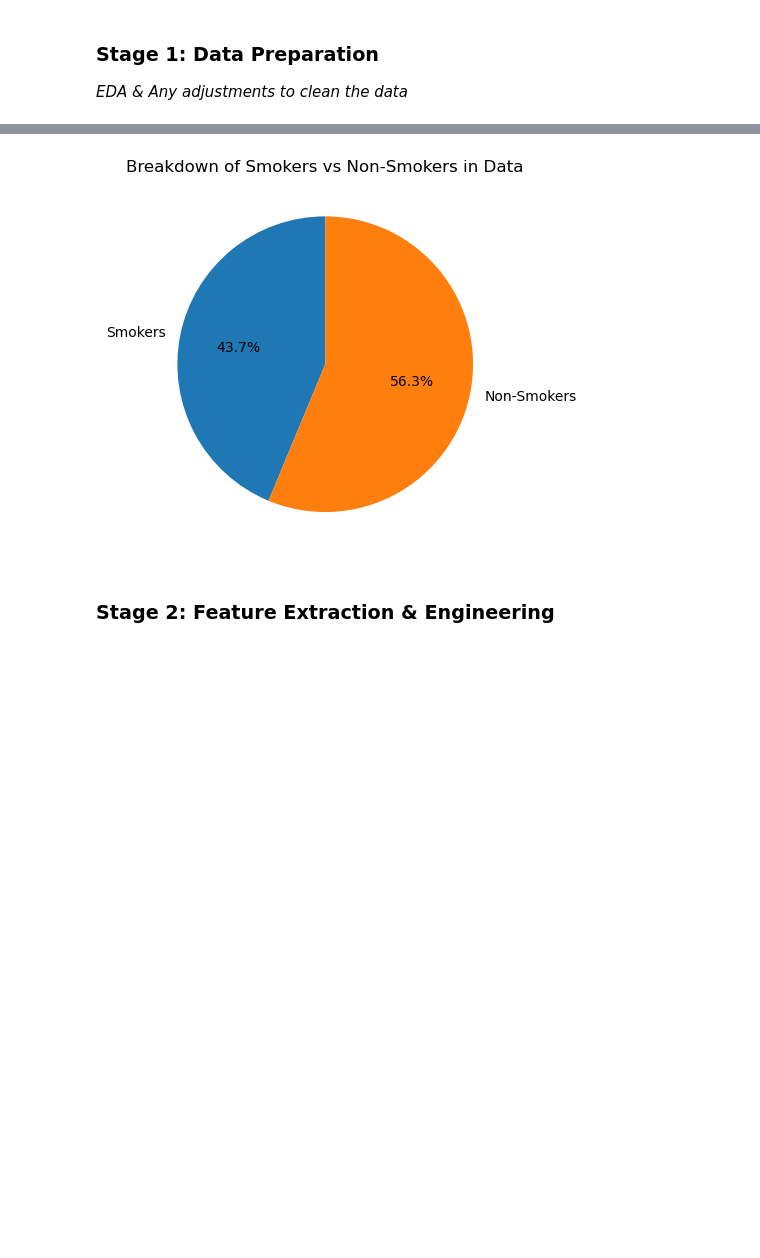
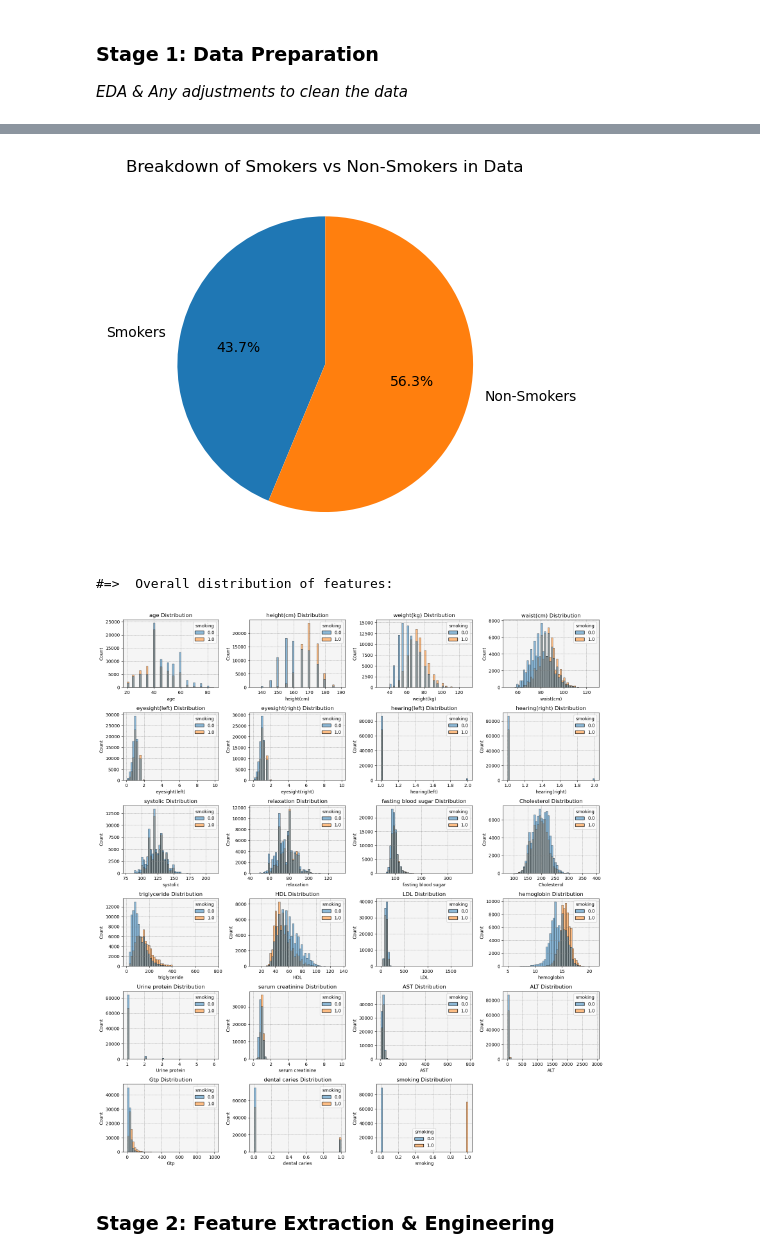
Before and after one commit to evandergraaf/M10.13-Smoker-Dataset, a Jupyter notebook: M1013 Smoker Dataset.ipynb, the cells around one changed output, grey strips where cells are left out. Saved outputs shown, nothing was run; the diff lists cells and outputs as text; code cells hidden in the pictures; blank space fills up the shorter version.

```diff
--- a/M1013 Smoker Dataset.ipynb
+++ b/M1013 Smoker Dataset.ipynb
@@ -140,11 +140,38 @@ Rows: 159256, Columns: 24
 
 <i>EDA & Any adjustments to clean the data</i>
 # %%
+
+df_train.describe().show()
+
+
+##Doesn't really need the id column, so drop it.
+#df_train = df_train.drop('id', 'LDL')
+df_train = df_train.drop('id')
+
+
+
+###Check if there are any duplicte rows, and drop them.
+##Group by all columns and count the occurrences
+duplicates = df_train.groupBy(df_train.columns).count()
+
+##Filter rows where count > 1, indicating duplicates
+duplicates = duplicates.filter(duplicates['count'] > 1)
+
+##Show the duplicate rows (if any), then drop them.
+if duplicates.count() > 0:
+    print("There are duplicate rows in the DataFrame.")
+    duplicates.show()
+
+    ##Drop duplicate rows
+    df_train = df_train.dropDuplicates()
+
+else:
+    print("There are no duplicate rows in the Dataset.")
+
+
 # Find most important features
 # Do some box and whisker charts
 # Decide if any transformations need to be made
-
-df_train.describe().show()
 
 def box_chart(df, title):
     plt.figure(figsize=(len(df.columns)*2, 6))
@@ -153,7 +180,7 @@ def box_chart(df, title):
     plt.show()
 
 ## Distributions
-print('Distributions within the dataset')
+print('\nDistributions within the dataset')
 df_train_age = df_train.select('age').toPandas()
 box_chart(df_train_age,"Distributions of Age")
 
@@ -175,6 +202,42 @@ plt.title('Breakdown of Smokers vs Non-Smokers in Data')
 #plt.pie(y, labels = labels, startangle=90)
 plt.pie(y, labels = labels, autopct='%1.1f%%', startangle=90)
 plt.show()
+
+
+
+###Additional Distribution of features
+##We can see below that some features have skewed distrubutions and others have been bucketed.
+##Features such as hemoglobin and waist have clear differences in their smoking distributions.
+
+##Convert PySpark DataFrame to Pandas DataFrame
+df_train_pandas_distr = df_train.toPandas()
+
+##Determine the number of columns for the plots
+num_cols = len(df_train_pandas_distr.columns)
+
+# Set up the figure size based on the number of columns
+plt.figure(figsize=(16, num_cols*1.5))
+
+##Create a subplot for each column in the DataFrame
+for i, col in enumerate(df_train_pandas_distr.columns):
+
+    ##Adjust the number of rows and columns in the subplot grid
+    plt.subplot(num_cols // 2 + num_cols % 2, 4, i + 1)
+    sns.histplot(x=col, hue='smoking', data=df_train_pandas_distr, bins=50)
+    plt.title(f'{col} Distribution')
+
+    ##Customize background gridlines
+    plt.grid(True, which='both', axis='both', color='gray', linestyle='--', linewidth=0.5)
+
+    ##Adjust the background color of the plot area for better contrast with gridlines.
+    plt.gca().set_facecolor('whitesmoke')
+
+    ##Automatically adjust subplot parameters to give specified padding
+    plt.tight_layout()
+
+##Now show overall distribution of features
+print('\n#=>  Overall distribution of features:')
+plt.show()
 # %% [output]
 +-------+-----------------+------------------+-----------------+------------------+-----------------+-------------------+------------------+-------------------+-------------------+------------------+- ...
 |summary|               id|               age|       height(cm)|        weight(kg)|        waist(cm)|     eyesight(left)|   eyesight(right)|      hearing(left)|     hearing(right)|          systolic|  ...
@@ -189,9 +253,11 @@ plt.show()
 Distributions within the dataset
 [figure]
 [figure]
 [figure]
 [figure]
 [figure]
+#=>  Overall distribution of features:
+[figure, added]
 # %% [markdown]
 ### Stage 2: Feature Extraction & Engineering
 # %%
```
Also changed, not shown: parts of 7 cells of this notebook.
